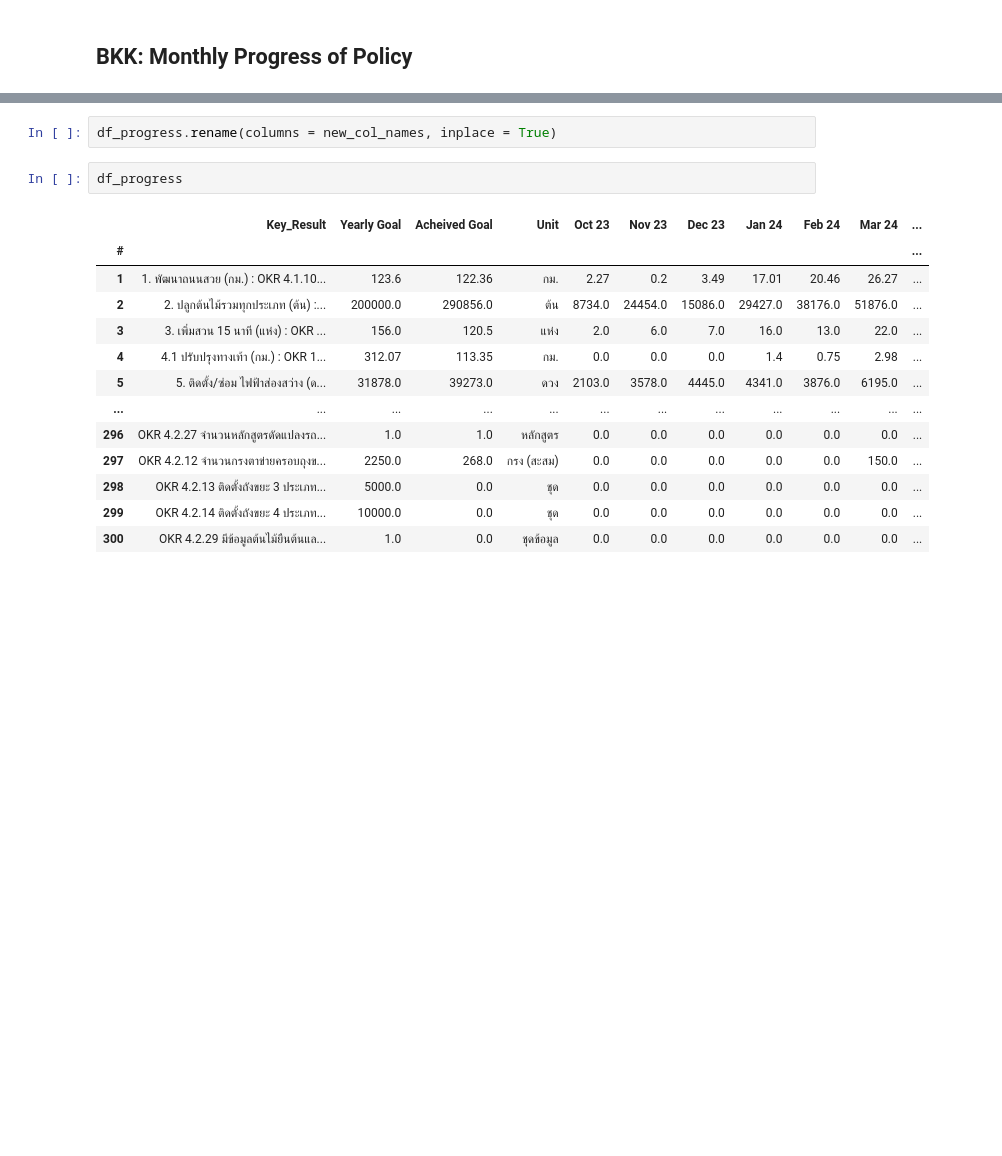
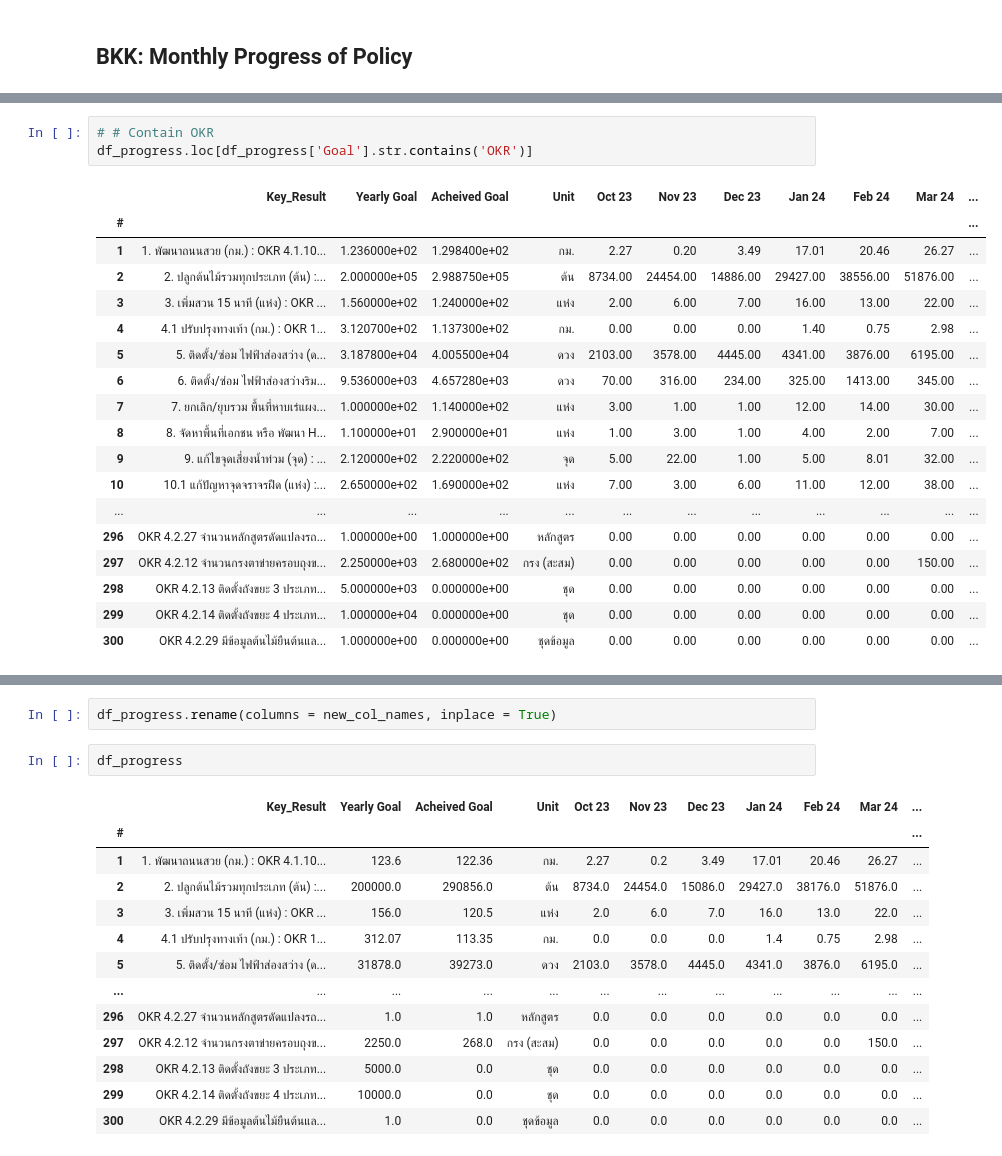
Before and after one commit to SKT-Sukatat/BKK_Policy_Tracker_Dashboard, a Jupyter notebook: BKK_Data_Cleansing.ipynb, the cells around one changed output, grey strips where cells are left out. Cells and saved outputs as stored; diff of their text form; blank space fills up the shorter version.

```diff
--- a/BKK_Data_Cleansing.ipynb
+++ b/BKK_Data_Cleansing.ipynb
@@ -180,0 +437,22 @@ df_progress
+# %%
+# # Contain OKR
+df_progress.loc[df_progress['Goal'].str.contains('OKR')]
+# %% [output]
+|  | Key_Result | Yearly Goal | Acheived Goal | Unit | Oct 23 | Nov 23 | Dec 23 | Jan 24 | Feb 24 | Mar 24 | ... |
+| # |  |  |  |  |  |  |  |  |  |  | ... |
+| 1 | 1. พัฒนาถนนสวย (กม.) : OKR 4.1.10... | 1.236000e+02 | 1.298400e+02 | กม. | 2.27 | 0.20 | 3.49 | 17.01 | 20.46 | 26.27 | ... |
+| 2 | 2. ปลูกต้นไม้รวมทุกประเภท (ต้น) :... | 2.000000e+05 | 2.988750e+05 | ต้น | 8734.00 | 24454.00 | 14886.00 | 29427.00 | 38556.00 | 51876.00 | ... |
+| 3 | 3. เพิ่มสวน 15 นาที (แห่ง) : OKR ... | 1.560000e+02 | 1.240000e+02 | แห่ง | 2.00 | 6.00 | 7.00 | 16.00 | 13.00 | 22.00 | ... |
+| 4 | 4.1 ปรับปรุงทางเท้า (กม.) : OKR 1... | 3.120700e+02 | 1.137300e+02 | กม. | 0.00 | 0.00 | 0.00 | 1.40 | 0.75 | 2.98 | ... |
+| 5 | 5. ติดตั้ง/ซ่อม ไฟฟ้าส่องสว่าง (ด... | 3.187800e+04 | 4.005500e+04 | ดวง | 2103.00 | 3578.00 | 4445.00 | 4341.00 | 3876.00 | 6195.00 | ... |
+| 6 | 6. ติดตั้ง/ซ่อม ไฟฟ้าส่องสว่างริม... | 9.536000e+03 | 4.657280e+03 | ดวง | 70.00 | 316.00 | 234.00 | 325.00 | 1413.00 | 345.00 | ... |
+| 7 | 7. ยกเลิก/ยุบรวม พื้นที่หาบเร่แผง... | 1.000000e+02 | 1.140000e+02 | แห่ง | 3.00 | 1.00 | 1.00 | 12.00 | 14.00 | 30.00 | ... |
+| 8 | 8. จัดหาพื้นที่เอกชน หรือ พัฒนา H... | 1.100000e+01 | 2.900000e+01 | แห่ง | 1.00 | 3.00 | 1.00 | 4.00 | 2.00 | 7.00 | ... |
+| 9 | 9. แก้ไขจุดเสี่ยงน้ำท่วม (จุด) : ... | 2.120000e+02 | 2.220000e+02 | จุด | 5.00 | 22.00 | 1.00 | 5.00 | 8.01 | 32.00 | ... |
+| 10 | 10.1 แก้ปัญหาจุดจราจรฝืด (แห่ง) :... | 2.650000e+02 | 1.690000e+02 | แห่ง | 7.00 | 3.00 | 6.00 | 11.00 | 12.00 | 38.00 | ... |
+| ... | ... | ... | ... | ... | ... | ... | ... | ... | ... | ... | ... |
+| 296 | OKR 4.2.27 จำนวนหลักสูตรดัดแปลงรถ... | 1.000000e+00 | 1.000000e+00 | หลักสูตร | 0.00 | 0.00 | 0.00 | 0.00 | 0.00 | 0.00 | ... |
+| 297 | OKR 4.2.12 จำนวนกรงตาข่ายครอบถุงข... | 2.250000e+03 | 2.680000e+02 | กรง (สะสม) | 0.00 | 0.00 | 0.00 | 0.00 | 0.00 | 150.00 | ... |
+| 298 | OKR 4.2.13 ติดตั้งถังขยะ 3 ประเภท... | 5.000000e+03 | 0.000000e+00 | ชุด | 0.00 | 0.00 | 0.00 | 0.00 | 0.00 | 0.00 | ... |
+| 299 | OKR 4.2.14 ติดตั้งถังขยะ 4 ประเภท... | 1.000000e+04 | 0.000000e+00 | ชุด | 0.00 | 0.00 | 0.00 | 0.00 | 0.00 | 0.00 | ... |
+| 300 | OKR 4.2.29 มีข้อมูลต้นไม้ยืนต้นแล... | 1.000000e+00 | 0.000000e+00 | ชุดข้อมูล | 0.00 | 0.00 | 0.00 | 0.00 | 0.00 | 0.00 | ... |
```
Also changed, not shown: parts of 52 cells of this notebook, 1 other file.
